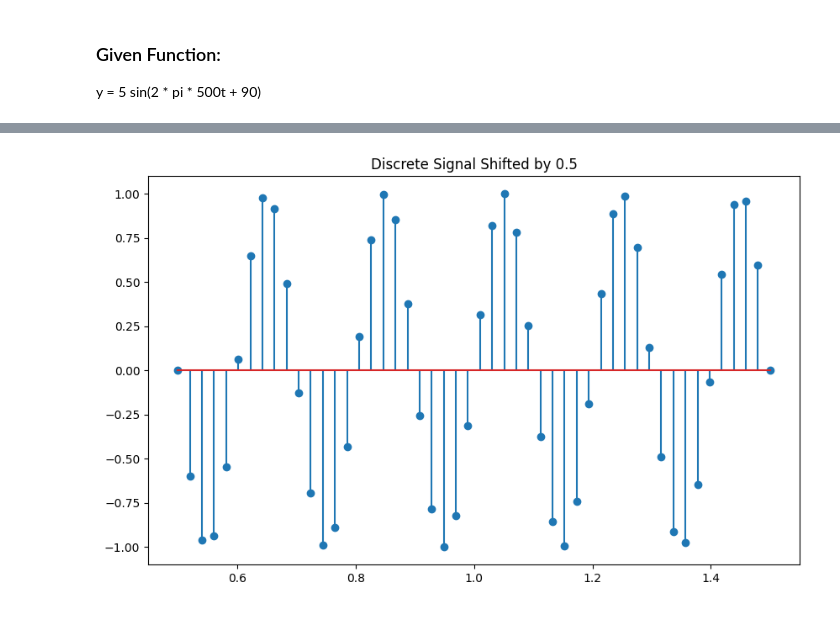
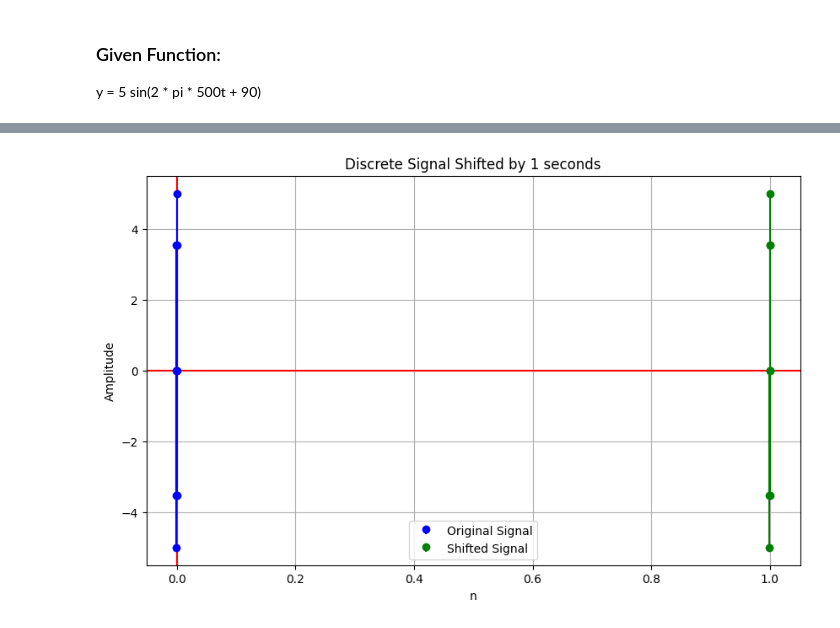
Before and after one commit to mdhasnainali/CSE3222-Digital_Signal_Peocessing_Lab, a Jupyter notebook: 1_generate_sampling_shifting.ipynb, the cells around one changed output, grey strips where cells are left out. Saved outputs shown, nothing was run; the diff lists cells and outputs as text; code cells hidden in the pictures.

```diff
--- a/1_generate_sampling_shifting.ipynb
+++ b/1_generate_sampling_shifting.ipynb
@@ -42,13 +49,24 @@ plt.show()
-# %%
-# Shifting Signal
-shift = 0.5
-t_shift = np.linspace(start=start, stop=stop, num=int(samples_count)) + shift
-y_shift= amplitude * np.sin((2 * np.pi * frequency * t_shift) + phase_radian)
-plt.figure(figsize=(10, 6))
-plt.title(f'Discrete Signal Shifted by {shift}')
-plt.stem(t_shift, y_shift)
-plt.show()
-# %% [output]
-[figure, removed]
+# %%
+# Shifting Signal
+shift = 1
+n = np.arange(-0.0010, 0.0010, 1/sampling_frequency)
+y = amplitude * np.sin((2 * np.pi * frequency * n) + phase_radian)
+n_shifted = n + shift
+
+plt.figure(figsize=(10, 6))
+plt.title(f'Discrete Signal Shifted by {shift} seconds')
+plt.grid(True, which='both')
+plt.axhline(color='r')
+plt.axvline(color='r')
+
+plt.stem(n, y, linefmt='b-', markerfmt='bo', basefmt=" ", label="Original Signal")
+plt.stem(n_shifted, y, linefmt='g-', markerfmt='go', basefmt=" ", label="Shifted Signal")
+
+plt.xlabel("n")
+plt.ylabel("Amplitude")
+plt.legend()
+plt.show()
+# %% [output]
+[figure, added]
 # %%
 # Time Reversal of Signal
```
Also changed, not shown: parts of 5 cells of this notebook.
